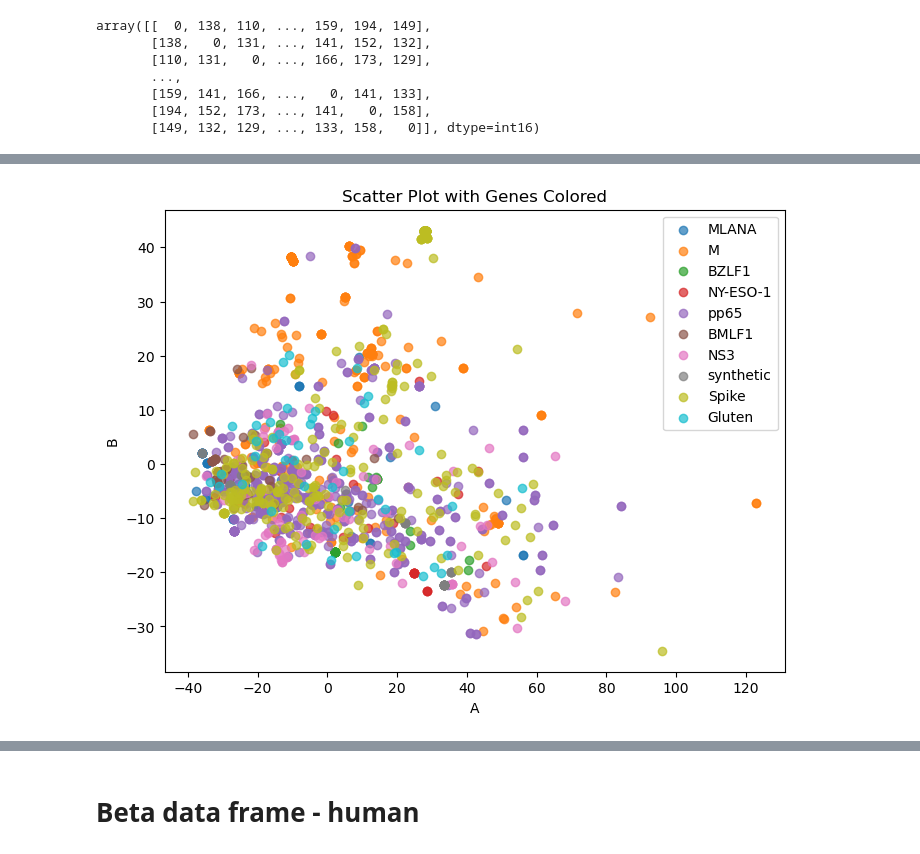
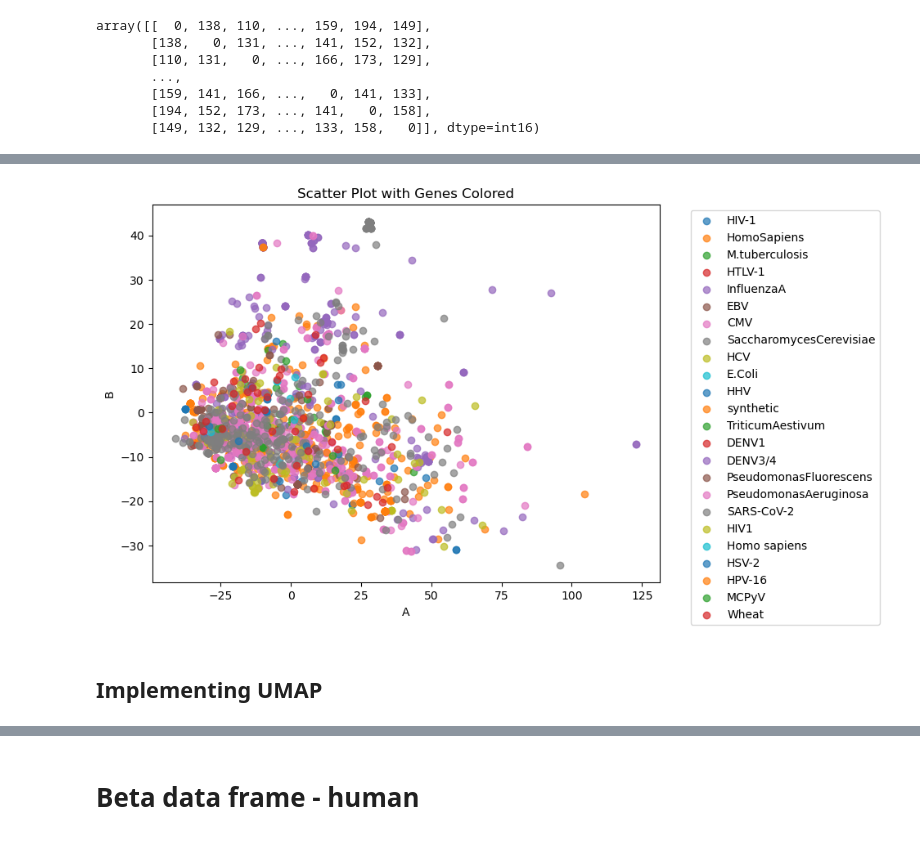
Before and after one commit to UoB-DSMP-2023-24/dsmp-2024-group-7, a Jupyter notebook: Bach's Part/Mini Project-Bach.ipynb, the cells around one changed output, grey strips where cells are left out. Drawn from its saved outputs; the diff is of its cells as text; code cells hidden in the pictures.

Commit message:
update tsne and umap visualization, try different dimension 2d and 3d

```diff
--- a/Bach's Part/Mini Project-Bach.ipynb
+++ b/Bach's Part/Mini Project-Bach.ipynb
@@ -215,7 +180,7 @@ array(['complex.id', 'gene', 'cdr3', 'v.segm', 'j.segm', 'species',
        'mhc.a', 'mhc.b', 'mhc.class', 'antigen.epitope', 'antigen.gene',
        'antigen.species', 'vdjdb.score', 'meta'], dtype=object)
 # %%
-df = df[['complex.id', 'gene', 'cdr3', 'v.segm', 'j.segm', 'species', 'antigen.epitope', 'antigen.gene', 'vdjdb.score']]
+df = df[['complex.id', 'gene', 'cdr3', 'v.segm', 'j.segm', 'species', 'antigen.epitope', 'antigen.gene', 'antigen.species', 'vdjdb.score']]
 # %%
 filter=df['vdjdb.score']==0
 df=df[~filter]
@@ -320,6 +304,7 @@ array([[  0, 138, 110, ..., 159, 194, 149],
 # %%
-#Scaling the matrix
+# # Scaling the matrix
 
-from sklearn.preprocessing import StandardScaler
-std_scaler = StandardScaler()
-alpha_scaled_df = std_scaler.fit_transform(alpha_chain)
+# from sklearn.preprocessing import StandardScaler
+# std_scaler = StandardScaler()
+# alpha_scaled_df = std_scaler.fit_transform(alpha_chain)
+# alpha_scaled_df
@@ -342,3 +356,3 @@ df_concat_a.head(3)
 # %%
-plot_a_df = df_concat_a[['antigen.gene', 'A', 'B']]
+plot_a_df = df_concat_a[['antigen.species', 'A', 'B']]
 # %%
@@ -360,4 +363,4 @@ list_top10epitopes
 # %%
-#Taking in only top 10 epitope gene
-plot_a_df=plot_a_df[plot_a_df['antigen.gene'].isin(list_top10epitopes)]
-plot_a_df['antigen.gene'].value_counts()
+# #Taking in only top 10 epitope gene
+# plot_a_df=plot_a_df[plot_a_df['antigen.gene'].isin(list_top10epitopes)]
+# plot_a_df['antigen.gene'].value_counts()
@@ -394,22 +373,22 @@ sns.scatterplot(data=plot_a_df, x='A', y='B', hue='antigen.gene', palette='virid
 # %%
 # Plotting
 plt.figure(figsize=(8, 6))
 
 # Iterate over unique genes and plot points with the same gene using a unique color
-for gene in plot_a_df['antigen.gene'].unique():
-    subset = plot_a_df[plot_a_df['antigen.gene'] == gene]
+for gene in plot_a_df['antigen.species'].unique():
+    subset = plot_a_df[plot_a_df['antigen.species'] == gene]
     plt.scatter(subset['A'], subset['B'], label=gene, alpha=0.7)
 
 # Adding labels and legend
 plt.title("Scatter Plot with Genes Colored")
 plt.xlabel("A")
 plt.ylabel("B")
-plt.legend()
-
+# Move the legend outside the graph
+plt.legend(bbox_to_anchor=(1.05, 1), loc='upper left')
 # Show the plot
 plt.show()
 # %% [output]
-[figure, old version]
+[figure, new version]
 # %%
 # plt.figure(figsize=(8, 6))
 # plt.scatter(X_reduced[:, 0], X_reduced[:, 1], c=y, cmap=plt.cm.get_cmap("jet", 10))
@@ -418,3 +397,5 @@ plt.show()
 # plt.xlabel("MDS Dimension 1")
 # plt.ylabel("MDS Dimension 2")
 # plt.show()
+# %% [markdown]
+## Implementing UMAP
```
Also changed, not shown: parts of 78 cells of this notebook, 1 other file.
